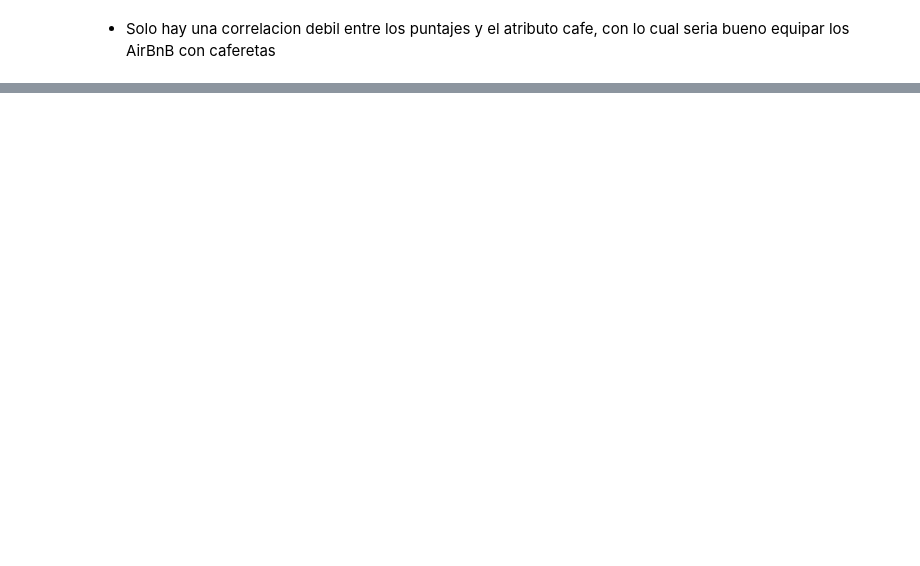
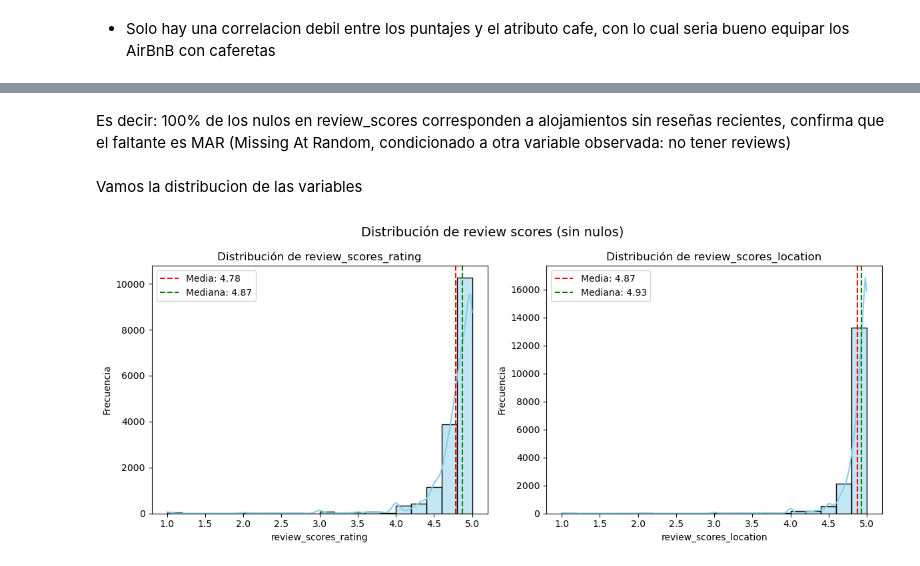
Before and after one commit to gonza29811/TP-analisis-de-datos, a Jupyter notebook: AirBnB_ds_completoV2.ipynb, the cells around one changed output, grey strips where cells are left out. Drawn from its saved outputs; the diff is of its cells as text; code cells hidden in the pictures; blank space fills up the shorter version.

```diff
--- a/AirBnB_ds_completoV2.ipynb
+++ b/AirBnB_ds_completoV2.ipynb
@@ -1104,0 +907,2 @@ dtype: float64
+# %%
+X_train['host_identity_verified'] = X_train['host_identity_verified'].map({'t': 1, 'f': 0})
@@ -1104,0 +913,2 @@ dtype: float64
+# %%
+comunas = pd.read_csv(r'C:\Users\Gonzalo Rodriguez\OneDrive\Documentos\Especializacion en IA -CEIA\Analisis de datos\TP\barrios_comunas_caba.csv')
@@ -1104,0 +940,19 @@ dtype: float64
+# %%
+from sklearn.preprocessing import OneHotEncoder
+
+# Definir columnas a codificar
+columnas_ohe = ['comuna', 'room_type']
+
+# Instanciar el encoder
+ohe = OneHotEncoder(sparse_output=False, handle_unknown='ignore', drop='first')
+
+# Fit y transform en X_train
+ohe_train = ohe.fit_transform(X_train[columnas_ohe])
+
+# Crear dataframe con las nuevas columnas
+ohe_cols = ohe.get_feature_names_out(columnas_ohe)
+ohe_train_df = pd.DataFrame(ohe_train, columns=ohe_cols, index=X_train.index)
+
+# Eliminar columnas originales y agregar las codificadas
+X_train = X_train.drop(columns=columnas_ohe)
+X_train = pd.concat([X_train, ohe_train_df], axis=1)
@@ -1104,0 +1014,27 @@ dtype: float64
+# %% [markdown]
+Es decir: 100% de los nulos en review_scores corresponden a alojamientos sin reseñas recientes, confirma que el faltante es MAR (Missing At Random, condicionado a otra variable observada: no tener reviews)
+# %% [markdown]
+Vamos la distribucion de las variables
+# %%
+variables = ['review_scores_rating', 'review_scores_location']
+
+fig, axes = plt.subplots(1, 2, figsize=(12, 5))
+
+for i, var in enumerate(variables):
+    sns.histplot(X_train[var].dropna(), bins=20, kde=True, ax=axes[i], color='skyblue')
+    axes[i].set_title(f'Distribución de {var}')
+    axes[i].set_xlabel(var)
+    axes[i].set_ylabel('Frecuencia')
+
+    # Líneas de media y mediana
+    media = X_train[var].mean()
+    mediana = X_train[var].median()
+    axes[i].axvline(media, color='red', linestyle='--', label=f'Media: {media:.2f}')
+    axes[i].axvline(mediana, color='green', linestyle='--', label=f'Mediana: {mediana:.2f}')
+    axes[i].legend()
+
+plt.suptitle('Distribución de review scores (sin nulos)', fontsize=14)
+plt.tight_layout()
+plt.show()
+# %% [output]
+[figure, added]
```
Also changed, not shown: parts of 116 cells of this notebook.
